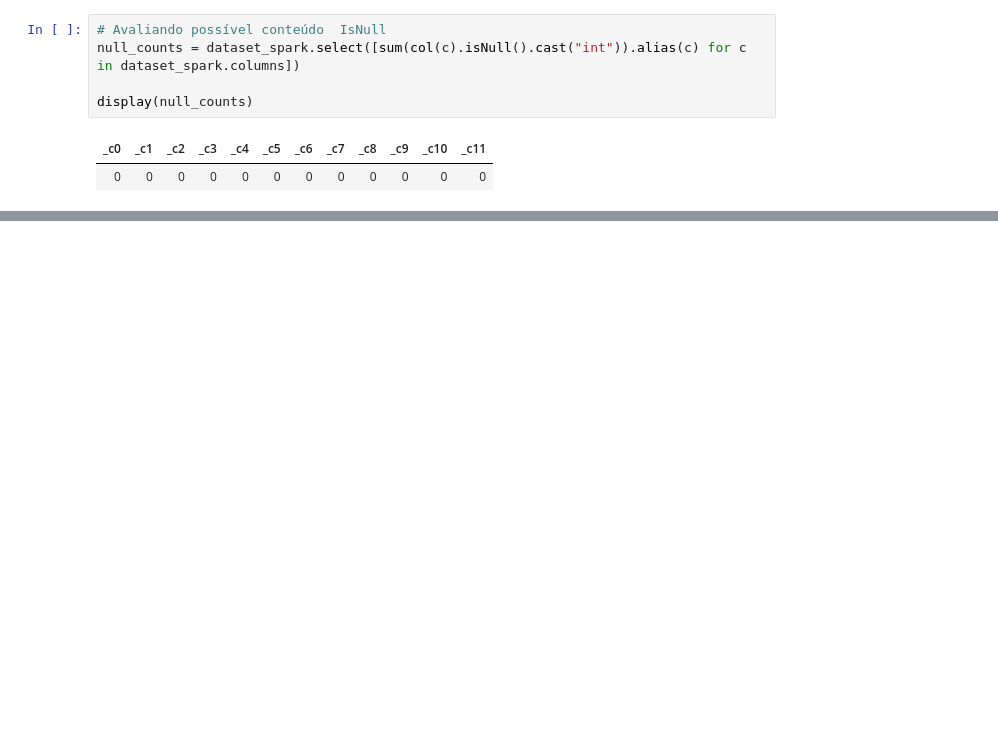
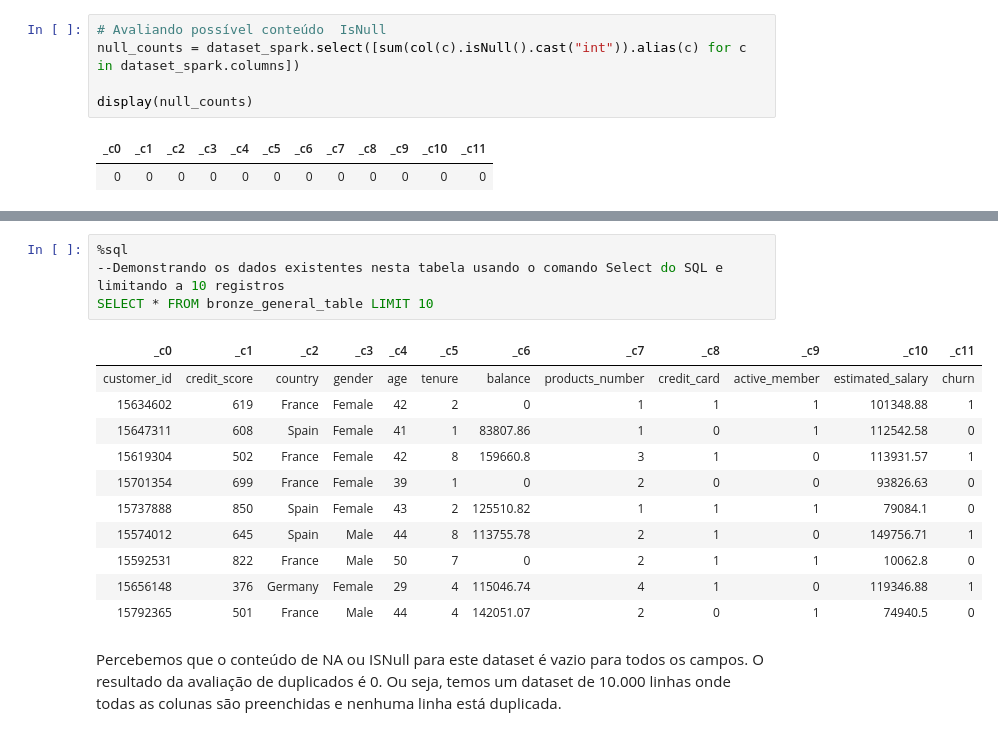
Before and after one commit to zulatopaula/MVP_CD_BankChurn, a Jupyter notebook: PZ_MVP_CD_BankChurn_DE_Final.ipynb, the cells around one changed output, grey strips where cells are left out. Saved outputs shown, nothing was run; the diff lists cells and outputs as text; blank space fills up the shorter version.

```diff
--- a/PZ_MVP_CD_BankChurn_DE_Final.ipynb
+++ b/PZ_MVP_CD_BankChurn_DE_Final.ipynb
@@ -104,0 +121,18 @@ display(null_counts)
+# %%
+%sql
+--Demonstrando os dados existentes nesta tabela usando o comando Select do SQL e limitando a 10 registros
+SELECT * FROM bronze_general_table LIMIT 10
+# %% [output]
+| _c0 | _c1 | _c2 | _c3 | _c4 | _c5 | _c6 | _c7 | _c8 | _c9 | _c10 | _c11 |
+| customer_id | credit_score | country | gender | age | tenure | balance | products_number | credit_card | active_member | estimated_salary | churn |
+| 15634602 | 619 | France | Female | 42 | 2 | 0 | 1 | 1 | 1 | 101348.88 | 1 |
+| 15647311 | 608 | Spain | Female | 41 | 1 | 83807.86 | 1 | 0 | 1 | 112542.58 | 0 |
+| 15619304 | 502 | France | Female | 42 | 8 | 159660.8 | 3 | 1 | 0 | 113931.57 | 1 |
+| 15701354 | 699 | France | Female | 39 | 1 | 0 | 2 | 0 | 0 | 93826.63 | 0 |
+| 15737888 | 850 | Spain | Female | 43 | 2 | 125510.82 | 1 | 1 | 1 | 79084.1 | 0 |
+| 15574012 | 645 | Spain | Male | 44 | 8 | 113755.78 | 2 | 1 | 0 | 149756.71 | 1 |
+| 15592531 | 822 | France | Male | 50 | 7 | 0 | 2 | 1 | 1 | 10062.8 | 0 |
+| 15656148 | 376 | Germany | Female | 29 | 4 | 115046.74 | 4 | 1 | 0 | 119346.88 | 1 |
+| 15792365 | 501 | France | Male | 44 | 4 | 142051.07 | 2 | 0 | 1 | 74940.5 | 0 |
+# %% [markdown]
+Percebemos que o conteúdo de NA ou ISNull para este dataset é vazio para todos os campos. O resultado da avaliação de duplicados é 0. Ou seja, temos um dataset de 10.000 linhas onde todas as colunas são preenchidas e nenhuma linha está duplicada.
```
Also changed, not shown: parts of 13 cells of this notebook.
